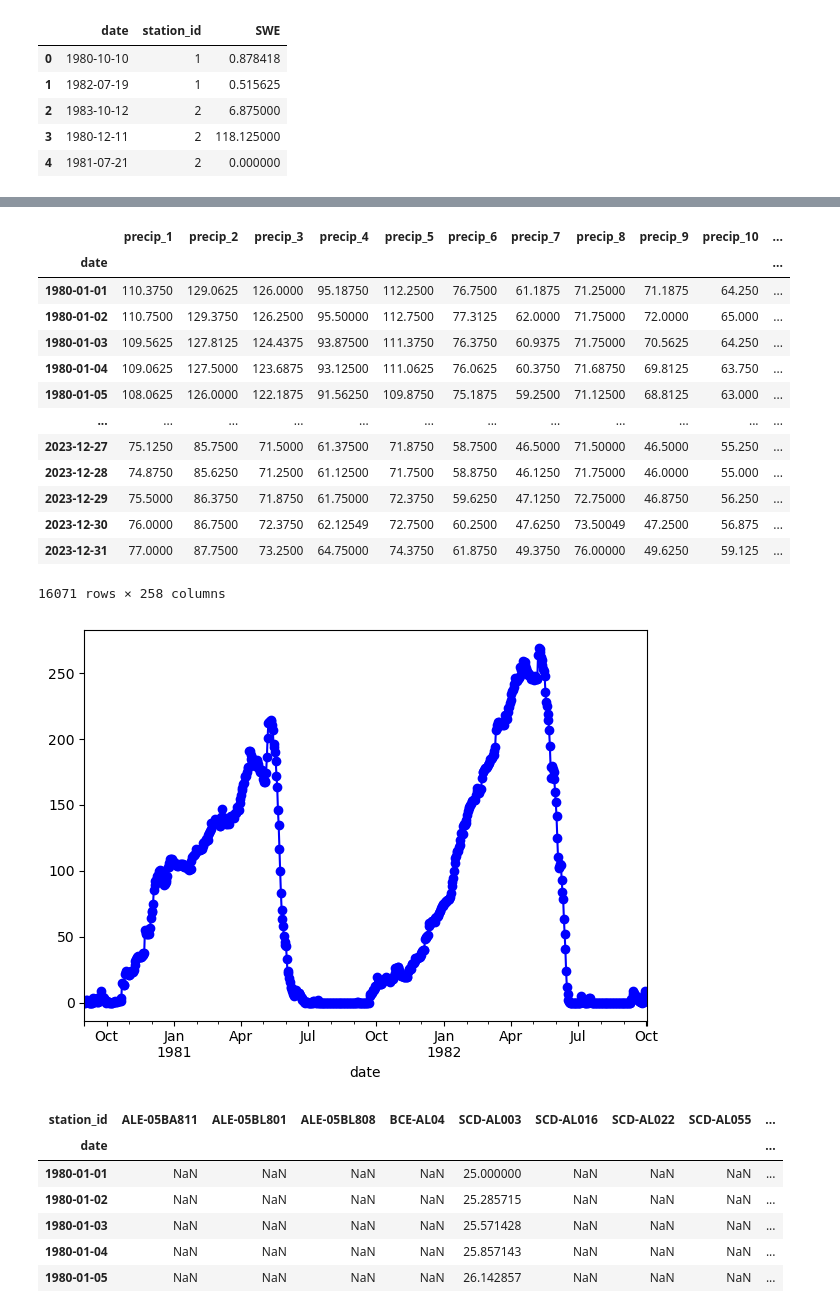
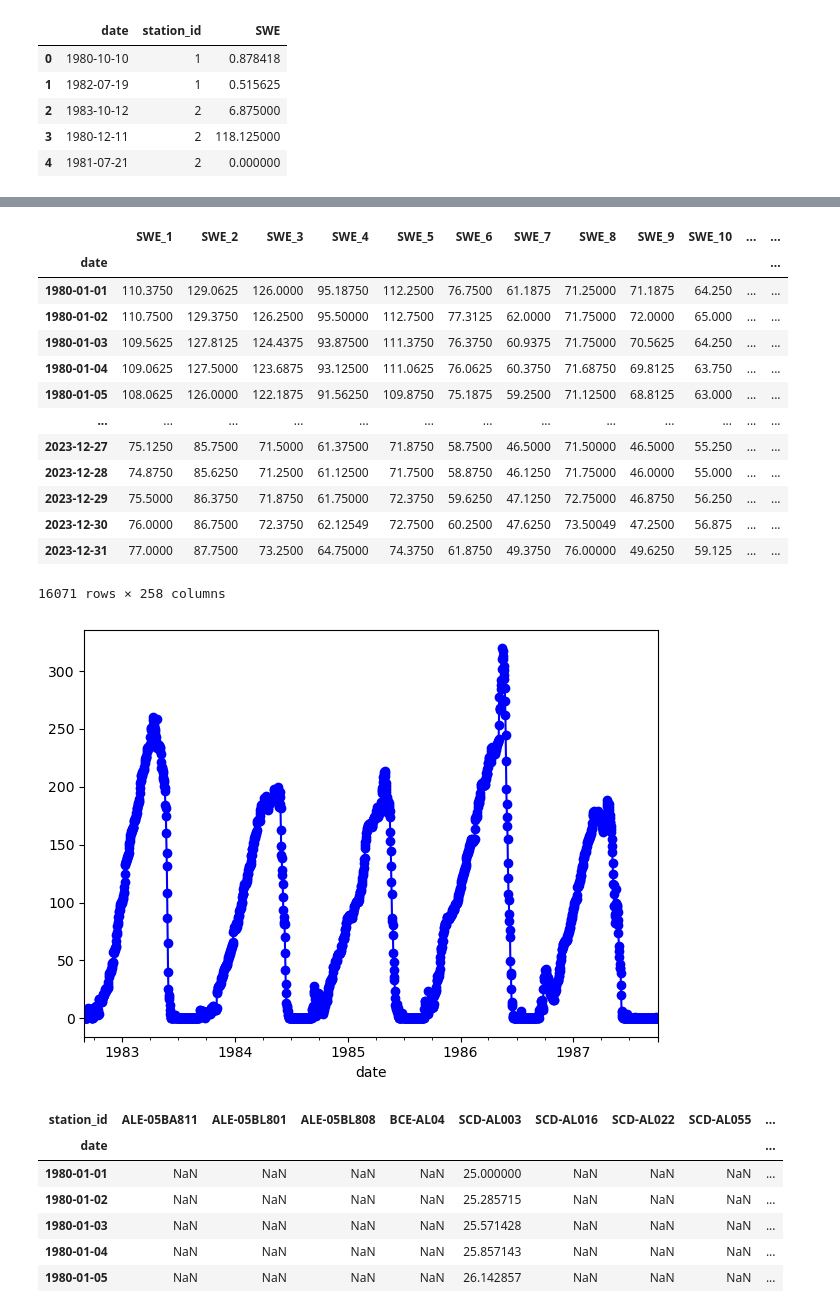
Before and after one commit to hasithajayamaha/snowdroughtindex-main, a Jupyter notebook: notebooks/workflows/0.2_gapfilling_data_preparation_workflow.ipynb, the cells around one changed output, grey strips where cells are left out. Drawn from its saved outputs; the diff is of its cells as text; code cells hidden in the pictures.

```diff
--- a/notebooks/workflows/0.2_gapfilling_data_preparation_workflow.ipynb
+++ b/notebooks/workflows/0.2_gapfilling_data_preparation_workflow.ipynb
@@ -362,7 +362,7 @@ print(casr_df.columns)
 casr_wide_df = casr_df.pivot(index='date', columns='station_id', values='SWE')
 
 # Optionally, rename the columns to a simple format if needed
-casr_wide_df.columns = [f'precip_{i+1}' for i in range(len(casr_wide_df.columns))]
+casr_wide_df.columns = [f'SWE_{i+1}' for i in range(len(casr_wide_df.columns))]
 
 display(casr_wide_df)
 # %% [output]
@@ -393,26 +393,26 @@ casr_wide_df['water_year'] = year
 
 display(casr_wide_df)
 # %% [output]
-|  | precip_1 | precip_2 | precip_3 | precip_4 | precip_5 | precip_6 | precip_7 | precip_8 | precip_9 | precip_10 | ... |
-| date |  |  |  |  |  |  |  |  |  |  | ... |
-| 1980-01-01 | 110.3750 | 129.0625 | 126.0000 | 95.18750 | 112.2500 | 76.7500 | 61.1875 | 71.25000 | 71.1875 | 64.250 | ... |
-| 1980-01-02 | 110.7500 | 129.3750 | 126.2500 | 95.50000 | 112.7500 | 77.3125 | 62.0000 | 71.75000 | 72.0000 | 65.000 | ... |
-| 1980-01-03 | 109.5625 | 127.8125 | 124.4375 | 93.87500 | 111.3750 | 76.3750 | 60.9375 | 71.75000 | 70.5625 | 64.250 | ... |
-| 1980-01-04 | 109.0625 | 127.5000 | 123.6875 | 93.12500 | 111.0625 | 76.0625 | 60.3750 | 71.68750 | 69.8125 | 63.750 | ... |
-| 1980-01-05 | 108.0625 | 126.0000 | 122.1875 | 91.56250 | 109.8750 | 75.1875 | 59.2500 | 71.12500 | 68.8125 | 63.000 | ... |
-| ... | ... | ... | ... | ... | ... | ... | ... | ... | ... | ... | ... |
-| 2023-12-27 | 75.1250 | 85.7500 | 71.5000 | 61.37500 | 71.8750 | 58.7500 | 46.5000 | 71.50000 | 46.5000 | 55.250 | ... |
-| 2023-12-28 | 74.8750 | 85.6250 | 71.2500 | 61.12500 | 71.7500 | 58.8750 | 46.1250 | 71.75000 | 46.0000 | 55.000 | ... |
-| 2023-12-29 | 75.5000 | 86.3750 | 71.8750 | 61.75000 | 72.3750 | 59.6250 | 47.1250 | 72.75000 | 46.8750 | 56.250 | ... |
-| 2023-12-30 | 76.0000 | 86.7500 | 72.3750 | 62.12549 | 72.7500 | 60.2500 | 47.6250 | 73.50049 | 47.2500 | 56.875 | ... |
-| 2023-12-31 | 77.0000 | 87.7500 | 73.2500 | 64.75000 | 74.3750 | 61.8750 | 49.3750 | 76.00000 | 49.6250 | 59.125 | ... |
+|  | SWE_1 | SWE_2 | SWE_3 | SWE_4 | SWE_5 | SWE_6 | SWE_7 | SWE_8 | SWE_9 | SWE_10 | ... | ... |
+| date |  |  |  |  |  |  |  |  |  |  |  | ... |
+| 1980-01-01 | 110.3750 | 129.0625 | 126.0000 | 95.18750 | 112.2500 | 76.7500 | 61.1875 | 71.25000 | 71.1875 | 64.250 | ... | ... |
+| 1980-01-02 | 110.7500 | 129.3750 | 126.2500 | 95.50000 | 112.7500 | 77.3125 | 62.0000 | 71.75000 | 72.0000 | 65.000 | ... | ... |
+| 1980-01-03 | 109.5625 | 127.8125 | 124.4375 | 93.87500 | 111.3750 | 76.3750 | 60.9375 | 71.75000 | 70.5625 | 64.250 | ... | ... |
+| 1980-01-04 | 109.0625 | 127.5000 | 123.6875 | 93.12500 | 111.0625 | 76.0625 | 60.3750 | 71.68750 | 69.8125 | 63.750 | ... | ... |
+| 1980-01-05 | 108.0625 | 126.0000 | 122.1875 | 91.56250 | 109.8750 | 75.1875 | 59.2500 | 71.12500 | 68.8125 | 63.000 | ... | ... |
+| ... | ... | ... | ... | ... | ... | ... | ... | ... | ... | ... | ... | ... |
+| 2023-12-27 | 75.1250 | 85.7500 | 71.5000 | 61.37500 | 71.8750 | 58.7500 | 46.5000 | 71.50000 | 46.5000 | 55.250 | ... | ... |
+| 2023-12-28 | 74.8750 | 85.6250 | 71.2500 | 61.12500 | 71.7500 | 58.8750 | 46.1250 | 71.75000 | 46.0000 | 55.000 | ... | ... |
+| 2023-12-29 | 75.5000 | 86.3750 | 71.8750 | 61.75000 | 72.3750 | 59.6250 | 47.1250 | 72.75000 | 46.8750 | 56.250 | ... | ... |
+| 2023-12-30 | 76.0000 | 86.7500 | 72.3750 | 62.12549 | 72.7500 | 60.2500 | 47.6250 | 73.50049 | 47.2500 | 56.875 | ... | ... |
+| 2023-12-31 | 77.0000 | 87.7500 | 73.2500 | 64.75000 | 74.3750 | 61.8750 | 49.3750 | 76.00000 | 49.6250 | 59.125 | ... | ... |
 16071 rows × 258 columns
 # %%
 # Visual check
-casr_wide_df['precip_5']['1980-09-01':'1982-10-02'].plot(marker='o', color='b')
+casr_wide_df['SWE_5']['1982-09-01':'1987-10-02'].plot(marker='o', color='b')
 plt.tight_layout();
 # %% [output]
-[figure, old version]
+[figure, new version]
 # %%
 # Linear interpolation to fill in small data gaps
 SWE_testbasin_interp_da = SWE_stations_ds.snw.interpolate_na(method='linear', dim='time', max_gap=datetime.timedelta(days=max_gap_days_default))
```
Also changed, not shown: parts of 2 cells of this notebook, 1 other file.
